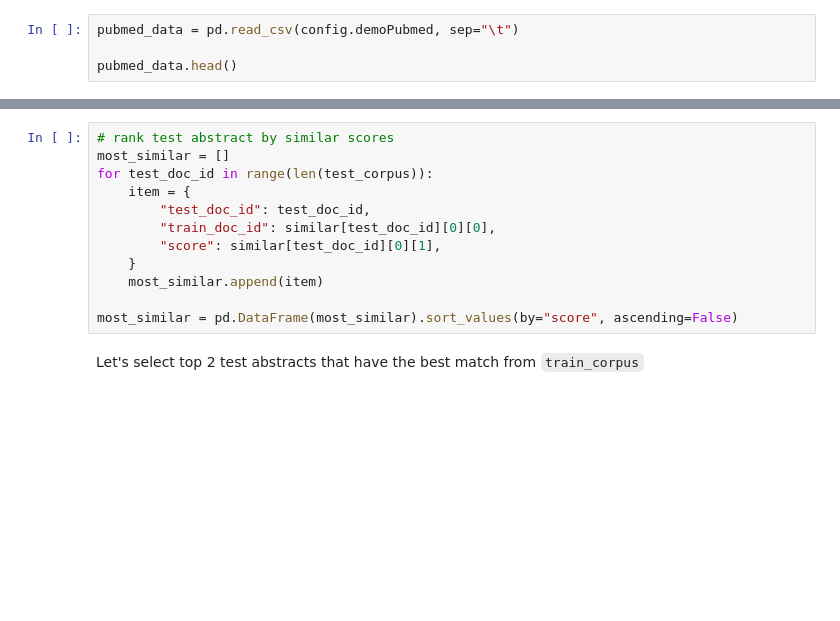
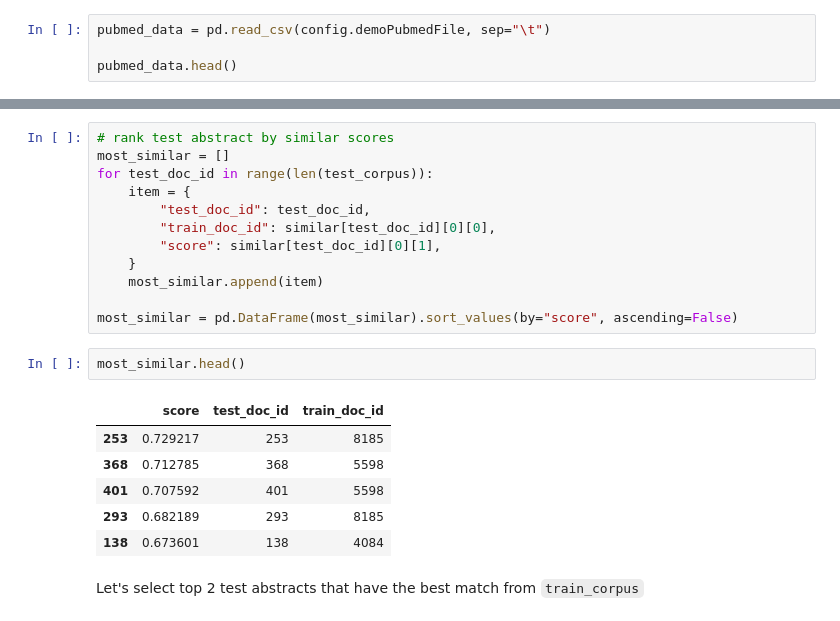
Before and after one commit to elswob/JGI-Data-Week-2019, a Jupyter notebook: Extra - Document-embeddings.ipynb, the cells around one changed output, grey strips where cells are left out. Cells and saved outputs as stored; diff of their text form; blank space fills up the shorter version.

```diff
--- a/document-embeddings.ipynb
+++ b/Extra - Document-embeddings.ipynb
@@ -39,7 +42,7 @@ import config
 # %% [markdown]
 We use the pubmed data from earlier sessions.
 # %%
-pubmed_data = pd.read_csv(config.demoPubmed, sep="\t")
+pubmed_data = pd.read_csv(config.demoPubmedFile, sep="\t")
 
 pubmed_data.head()
 # %% [output]
@@ -221,6 +224,15 @@ for test_doc_id in range(len(test_corpus)):
     most_similar.append(item)
 
 most_similar = pd.DataFrame(most_similar).sort_values(by="score", ascending=False)
+# %%
+most_similar.head()
+# %% [output]
+|  | score | test_doc_id | train_doc_id |
+| 253 | 0.729217 | 253 | 8185 |
+| 368 | 0.712785 | 368 | 5598 |
+| 401 | 0.707592 | 401 | 5598 |
+| 293 | 0.682189 | 293 | 8185 |
+| 138 | 0.673601 | 138 | 4084 |
 # %% [markdown]
 Let's select top 2 test abstracts that have the best match from `train_corpus`
 # %%
```
Also changed, not shown: parts of 6 cells of this notebook, 1 other file.
